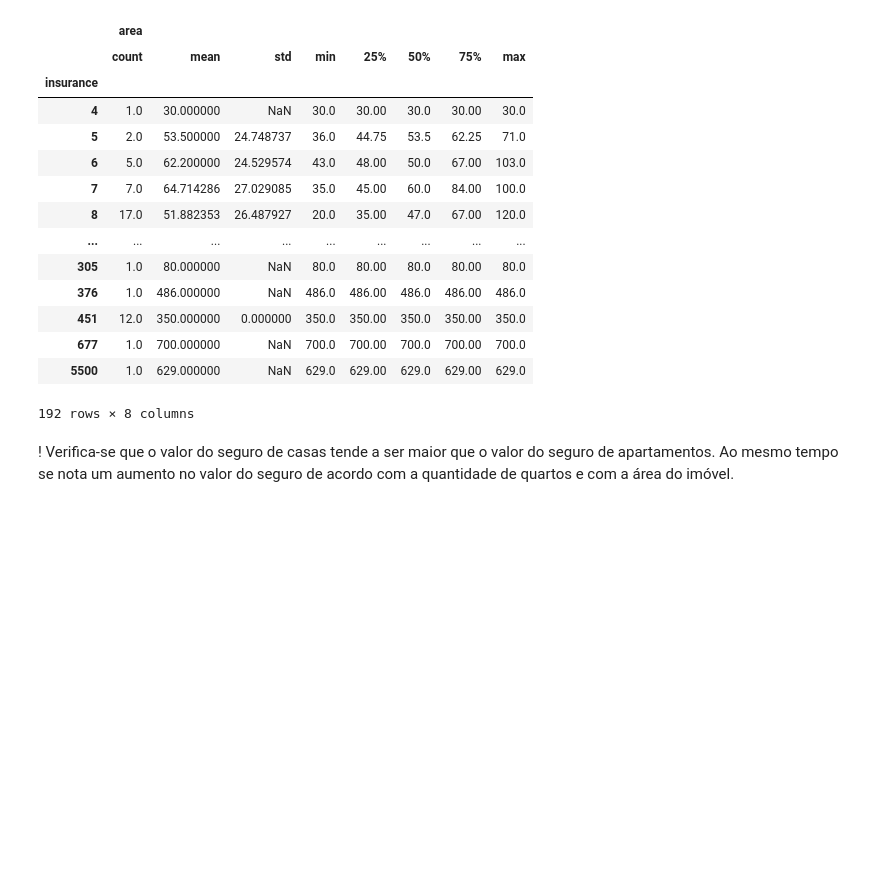
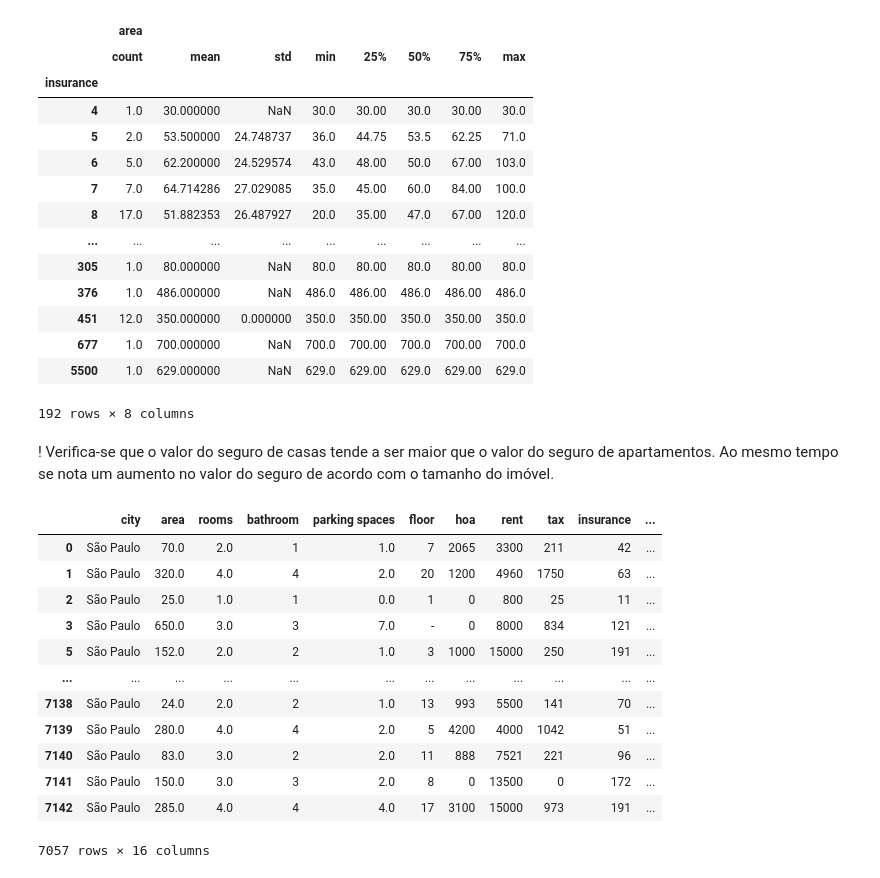
Before and after one commit to cleber-lamartine/projeto_ada_1715, a Jupyter notebook: projeto1715.ipynb, the cells around one changed output. Saved outputs shown, nothing was run; the diff lists cells and outputs as text; code cells hidden in the pictures; blank space fills up the shorter version.

```diff
--- a/projeto1715.ipynb
+++ b/projeto1715.ipynb
@@ -300,4 +300,20 @@ casas_filtrada.groupby(["insurance"])[["area"]].describe()
 | 5500 | 1.0 | 629.000000 | NaN | 629.0 | 629.00 | 629.0 | 629.00 | 629.0 |
 192 rows × 8 columns
 # %% [markdown]
-! Verifica-se que o valor do seguro de casas tende a ser maior que o valor do seguro de apartamentos. Ao mesmo tempo se nota um aumento no valor do seguro de acordo com a quantidade de quartos e com a área do imóvel.
+! Verifica-se que o valor do seguro de casas tende a ser maior que o valor do seguro de apartamentos. Ao mesmo tempo se nota um aumento no valor do seguro de acordo com o tamanho do imóvel.
+# %%
+casas_filtrada
+# %% [output]
+|  | city | area | rooms | bathroom | parking spaces | floor | hoa | rent | tax | insurance | ... |
+| 0 | São Paulo | 70.0 | 2.0 | 1 | 1.0 | 7 | 2065 | 3300 | 211 | 42 | ... |
+| 1 | São Paulo | 320.0 | 4.0 | 4 | 2.0 | 20 | 1200 | 4960 | 1750 | 63 | ... |
+| 2 | São Paulo | 25.0 | 1.0 | 1 | 0.0 | 1 | 0 | 800 | 25 | 11 | ... |
+| 3 | São Paulo | 650.0 | 3.0 | 3 | 7.0 | - | 0 | 8000 | 834 | 121 | ... |
+| 5 | São Paulo | 152.0 | 2.0 | 2 | 1.0 | 3 | 1000 | 15000 | 250 | 191 | ... |
+| ... | ... | ... | ... | ... | ... | ... | ... | ... | ... | ... | ... |
+| 7138 | São Paulo | 24.0 | 2.0 | 2 | 1.0 | 13 | 993 | 5500 | 141 | 70 | ... |
+| 7139 | São Paulo | 280.0 | 4.0 | 4 | 2.0 | 5 | 4200 | 4000 | 1042 | 51 | ... |
+| 7140 | São Paulo | 83.0 | 3.0 | 2 | 2.0 | 11 | 888 | 7521 | 221 | 96 | ... |
+| 7141 | São Paulo | 150.0 | 3.0 | 3 | 2.0 | 8 | 0 | 13500 | 0 | 172 | ... |
+| 7142 | São Paulo | 285.0 | 4.0 | 4 | 4.0 | 17 | 3100 | 15000 | 973 | 191 | ... |
+7057 rows × 16 columns
```
Also changed, not shown: parts of 9 cells of this notebook.
